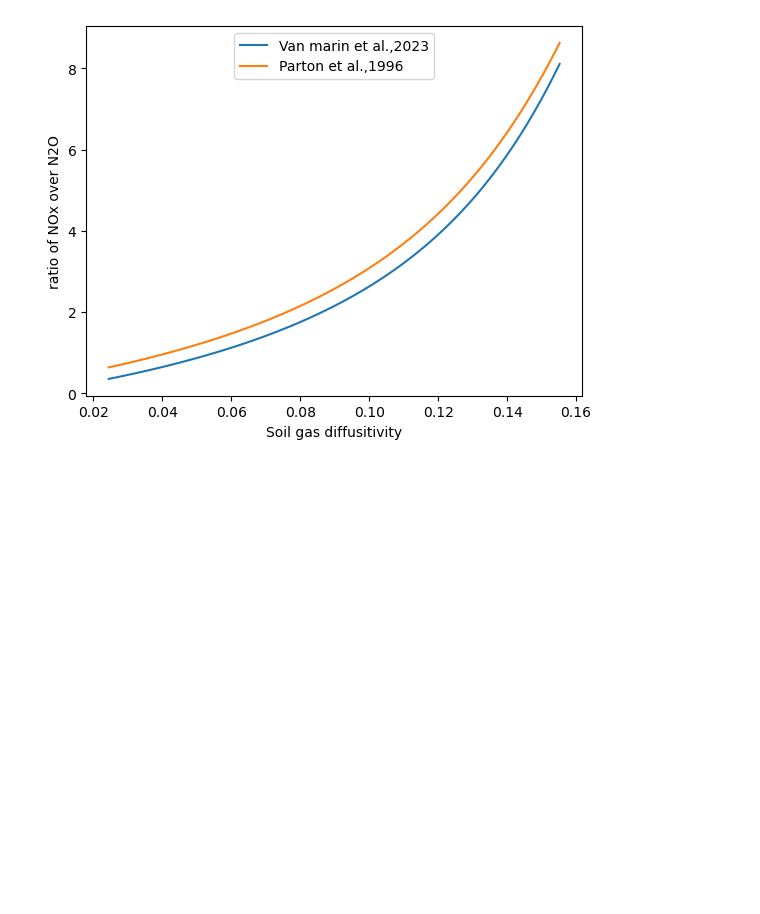
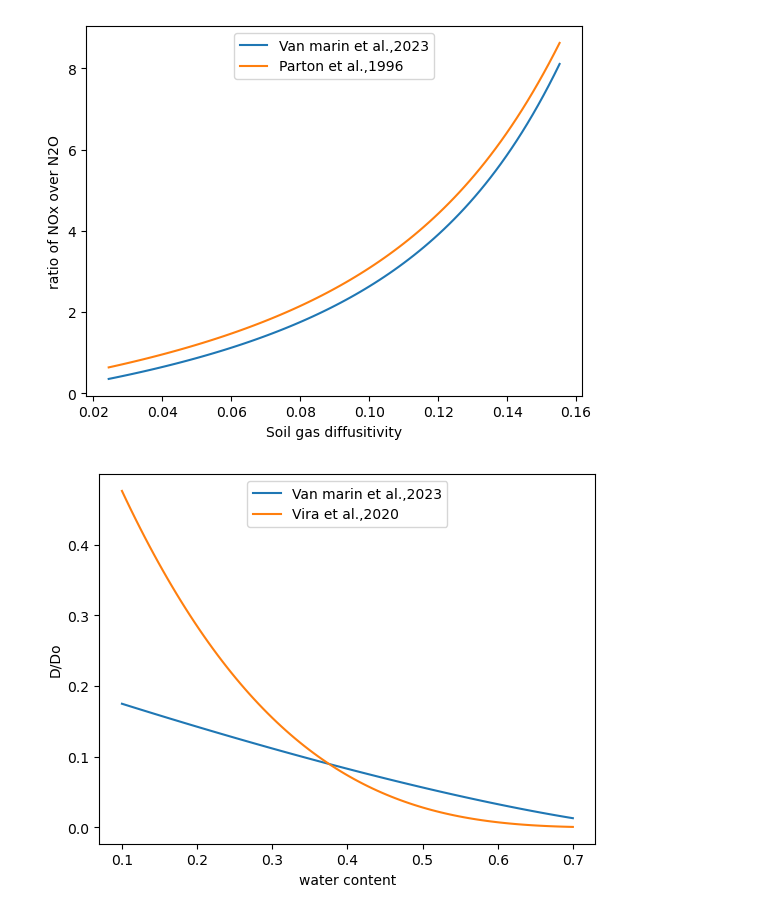
Before and after one commit to jinmuluo/ABCI, a Jupyter notebook: pH.ipynb, the cells around one changed output. Drawn from its saved outputs; the diff is of its cells as text; code cells hidden in the pictures; blank space fills up the shorter version.

Commit message:
add the plot of different soil gas diffusivity

```diff
--- a/pH.ipynb
+++ b/pH.ipynb
@@ -40,3 +40,17 @@ plt.ylabel("ratio of NOx over N2O")
 plt.show()
 # %% [output]
 [figure]
+# %%
+wsat = 0.8
+w = np.linspace(0.1, 0.7, 100)
+VMartin = 0.209*(1-w/wsat)**(4/3)
+vira = (abs(w - wsat))**(10/3)/(wsat**2)
+# %%
+plt.plot(w, VMartin, label="Van marin et al.,2023")
+plt.plot(w, vira, label="Vira et al.,2020")
+plt.legend(loc="upper center")
+plt.xlabel("water content")
+plt.ylabel("D/Do")
+plt.show()
+# %% [output]
+[figure, added]
```
